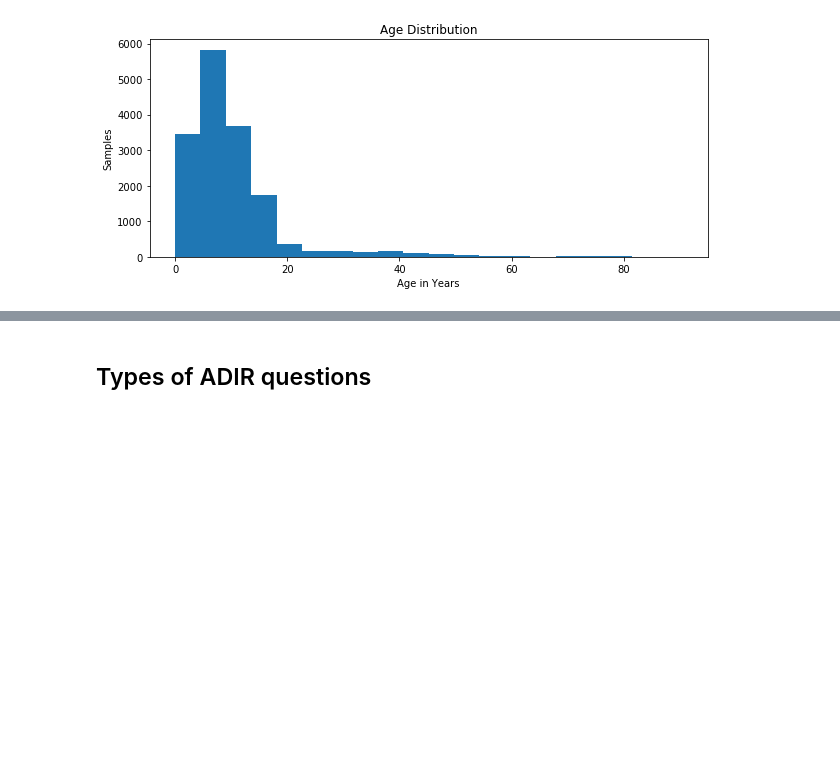
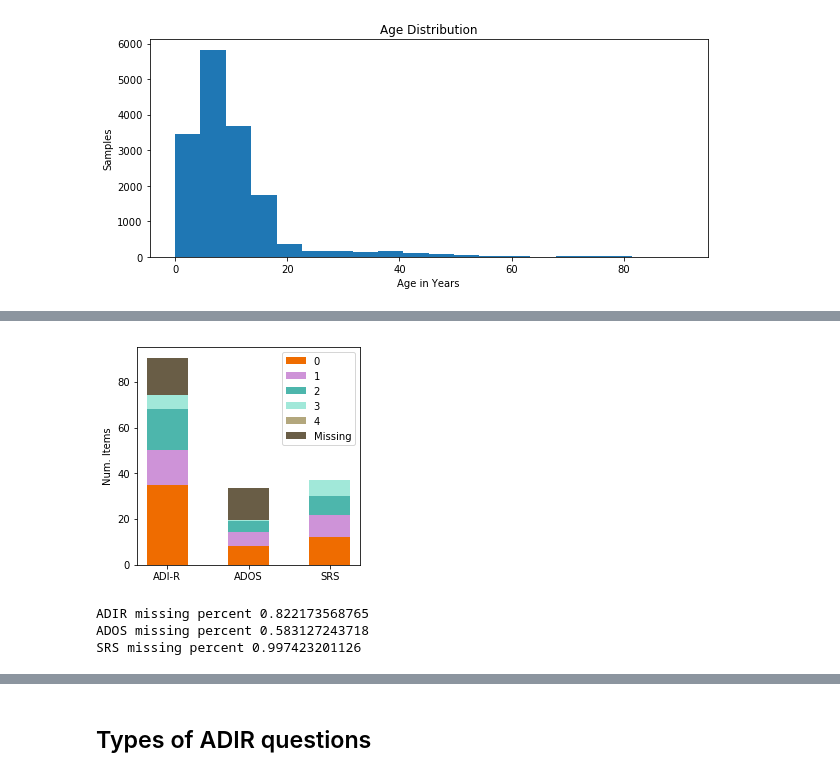
Before and after one commit to walllab/PhenotypeGLRM, a Jupyter notebook: analysis/Dataset-Overview.ipynb, the cells around one changed output, grey strips where cells are left out. Saved outputs shown, nothing was run; the diff lists cells and outputs as text; code cells hidden in the pictures; blank space fills up the shorter version.

```diff
--- a/analysis/Basic-Data.ipynb
+++ b/analysis/Dataset-Overview.ipynb
@@ -134,6 +169,13 @@ plt.show()
 # %%
 # Instrument overlap
-c = Counter([(x[1] != 'None', x[6] != 'None', x[11] != 'None') for x in labels])
+adir_indices = list(range(0, 139))
+ados_indices = list(range(139, 185))
+srs_indices = list(range(185, 250))
+
+c = Counter([(sum([1 if y not in [None, 'None', ''] else 0 for y in x[adir_indices]])>0,
+              sum([1 if y not in [None, 'None', ''] else 0 for y in x[ados_indices]])>0,
+              sum([1 if y not in [None, 'None', ''] else 0 for y in x[srs_indices]])>0)
+            for x in data])
 
 print(c[(True, False, False)])
 print(c[False, True, False])
@@ -201,0 +251,51 @@ plt.show()
+# %%
+import numpy as np
+from collections import defaultdict
+
+m, n = data.shape
+has_adir = [sum([1 if y not in [None, 'None', ''] else 0 for y in x[adir_indices]])>0 for x in data]
+has_ados = [sum([1 if y not in [None, 'None', ''] else 0 for y in x[ados_indices]])>0 for x in data]
+has_srs = [sum([1 if y not in [None, 'None', ''] else 0 for y in x[srs_indices]])>0 for x in data]
+
+adir_data = data[has_adir, :][:, adir_indices]
+ados_data = data[has_ados, :][:, ados_indices]
+srs_data = data[has_srs, :][:, srs_indices]
+
+unique, counts = np.unique(adir_data, return_counts=True)
+adir_responses = defaultdict(int, zip(unique, counts))
+unique, counts = np.unique(ados_data, return_counts=True)
+ados_responses = defaultdict(int, zip(unique, counts))
+unique, counts = np.unique(srs_data, return_counts=True)
+srs_responses = defaultdict(int, zip(unique, counts))
+
+ind = [0, 1, 2]
+width = 0.5
+
+r0 = [adir_responses['0']/m, ados_responses['0']/m, srs_responses['0']/m]
+r1 = [adir_responses['1']/m, ados_responses['1']/m, srs_responses['1']/m]
+r2 = [adir_responses['2']/m, ados_responses['2']/m, srs_responses['2']/m]
+r3 = [adir_responses['3']/m, ados_responses['3']/m, srs_responses['3']/m]
+r4 = [adir_responses['4']/m, ados_responses['4']/m, srs_responses['4']/m]
+missing = [adir_responses['None']/m, ados_responses['None']/m, srs_responses['None']/m]
+
+plt.figure(figsize=(4, 4))
+plt.bar(ind, r0, width, color=colors[0], label='0')
+plt.bar(ind, r1, width, bottom=r0, color=colors[1], label='1')
+plt.bar(ind, r2, width, bottom=[sum(x) for x in zip(r0, r1)], color=colors[2], label='2')
+plt.bar(ind, r3, width, bottom=[sum(x) for x in zip(r0, r1, r2)], color=colors[3], label='3')
+plt.bar(ind, r4, width, bottom=[sum(x) for x in zip(r0, r1, r2, r3)], color=colors[4], label='4')
+plt.bar(ind, missing, width, bottom=[sum(x) for x in zip(r0, r1, r2, r3, r4)], color=colors[5], label='Missing')
+plt.ylabel('Num. Items')
+
+plt.xticks(ind, ('ADI-R', 'ADOS', 'SRS'))
+plt.legend()
+plt.show()
+
+print('ADIR missing percent', np.sum(adir_data != 'None')/(sum(has_adir)*len(adir_indices)))
+print('ADOS missing percent', np.sum(ados_data != 'None')/(sum(has_ados)*len(ados_indices)))
+print('SRS missing percent', np.sum(srs_data != 'None')/(sum(has_srs)*len(srs_indices)))
+# %% [output]
+[figure, added]
+ADIR missing percent 0.822173568765
+ADOS missing percent 0.583127243718
+SRS missing percent 0.997423201126
```
Also changed, not shown: parts of 22 cells of this notebook, 18 other files.
